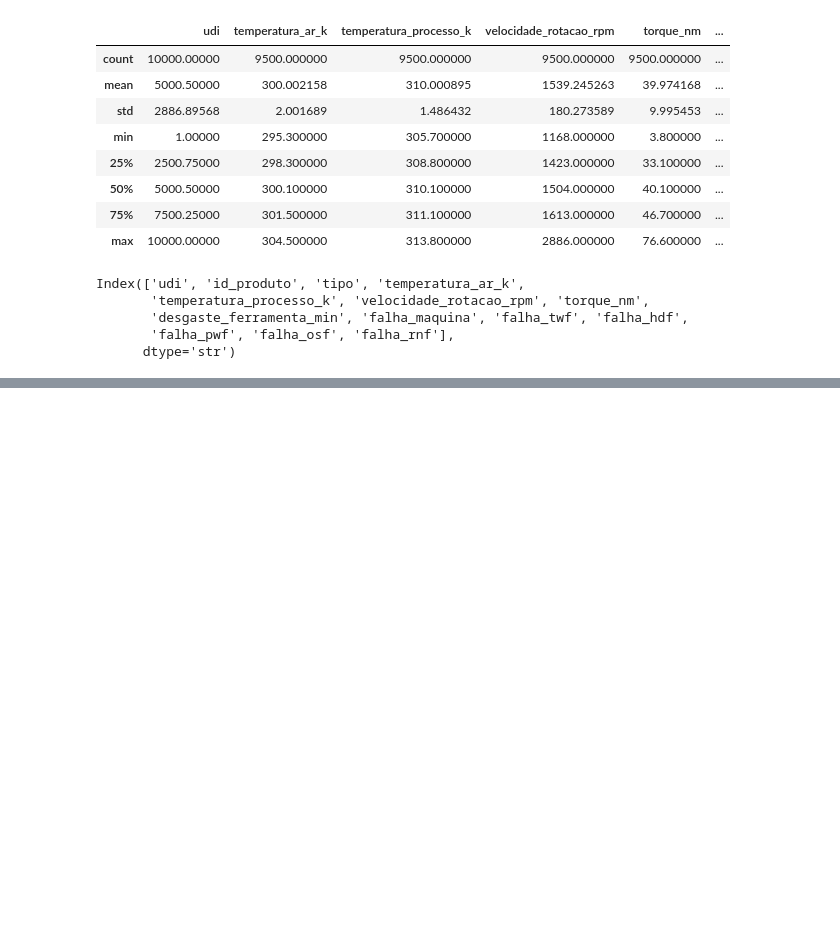
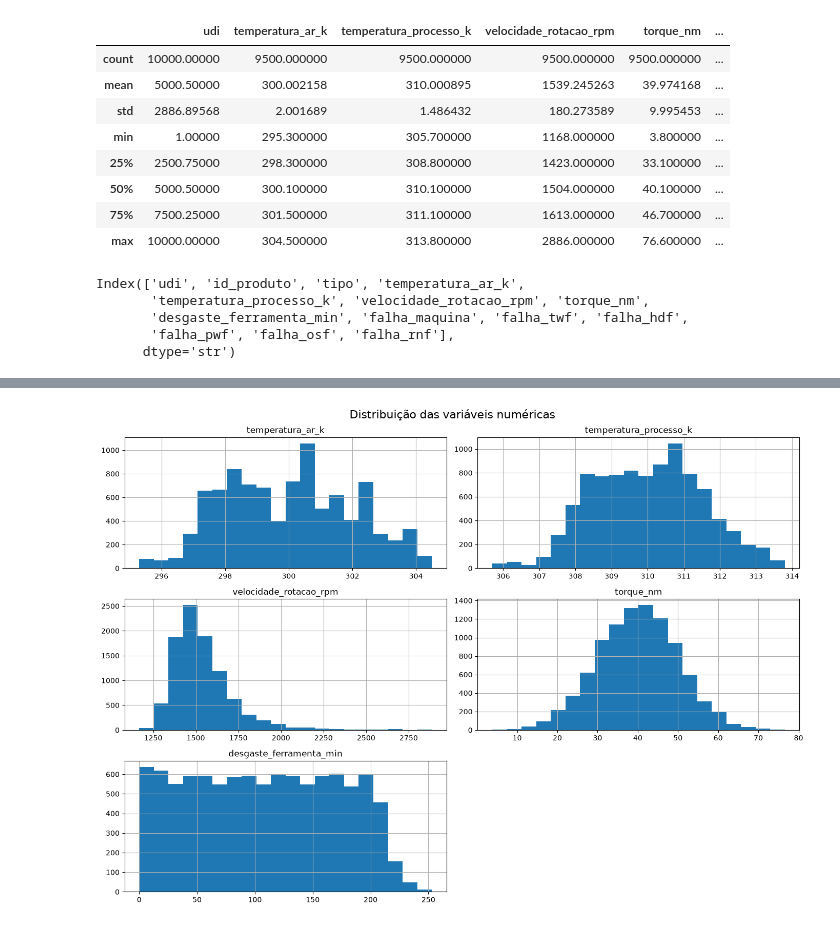
Before and after one commit to acaciarosar/predictmaint-ai, a Jupyter notebook: predictmaint_ai.ipynb, the cells around one changed output, grey strips where cells are left out. Cells and saved outputs as stored; diff of their text form; code cells hidden in the pictures; blank space fills up the shorter version.

```diff
--- a/predictmaint_ai.ipynb
+++ b/predictmaint_ai.ipynb
@@ -102,0 +156,19 @@ Index(['udi', 'id_produto', 'tipo', 'temperatura_ar_k',
+# %%
+# Histogramas das variáveis numéricas preditoras
+
+colunas_numericas = [
+    "temperatura_ar_k",
+    "temperatura_processo_k",
+    "velocidade_rotacao_rpm",
+    "torque_nm",
+    "desgaste_ferramenta_min"
+]
+
+df[colunas_numericas].hist(figsize=(14, 10), bins=20)
+
+plt.suptitle("Distribuição das variáveis numéricas", fontsize=16)
+plt.tight_layout()
+
+plt.show()
+# %% [output]
+[figure, added]
```
Also changed, not shown: parts of 12 cells of this notebook.
